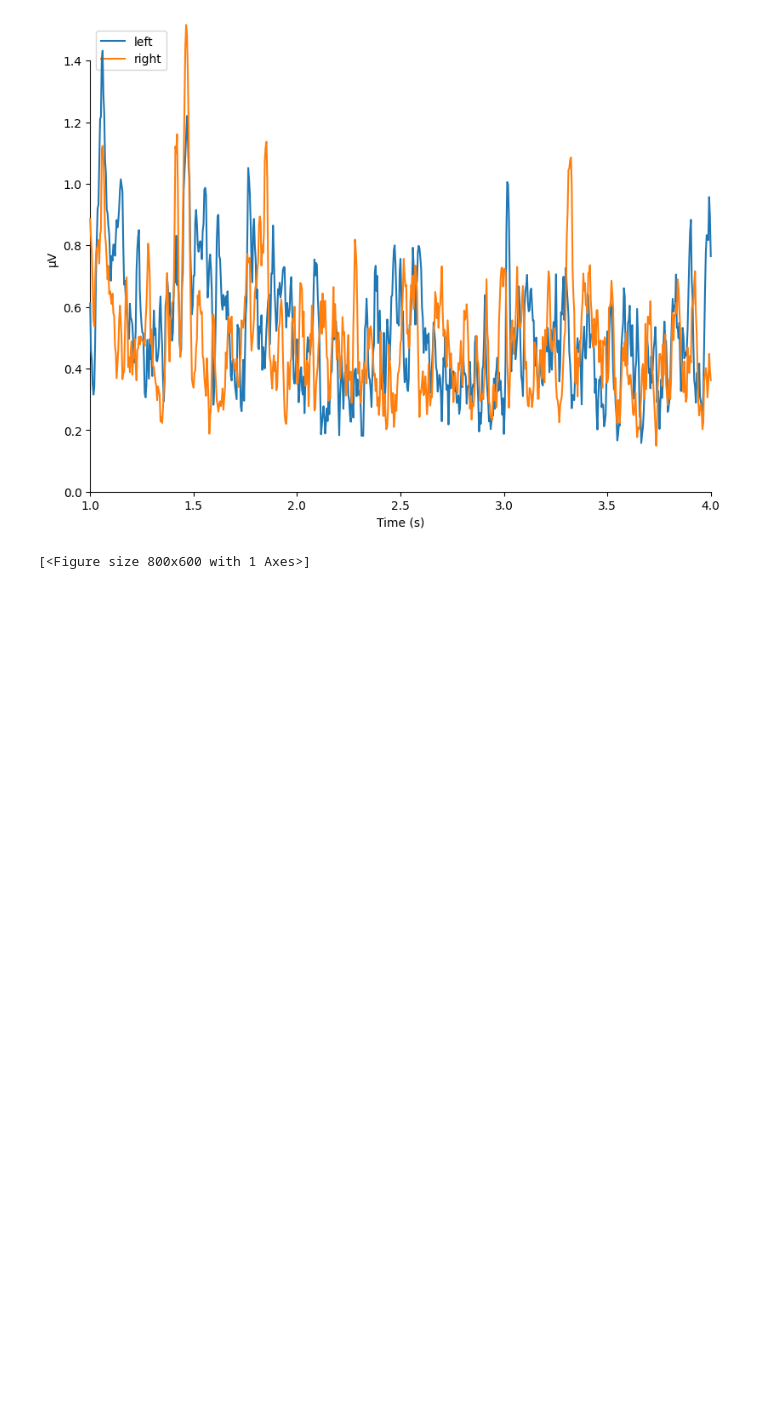
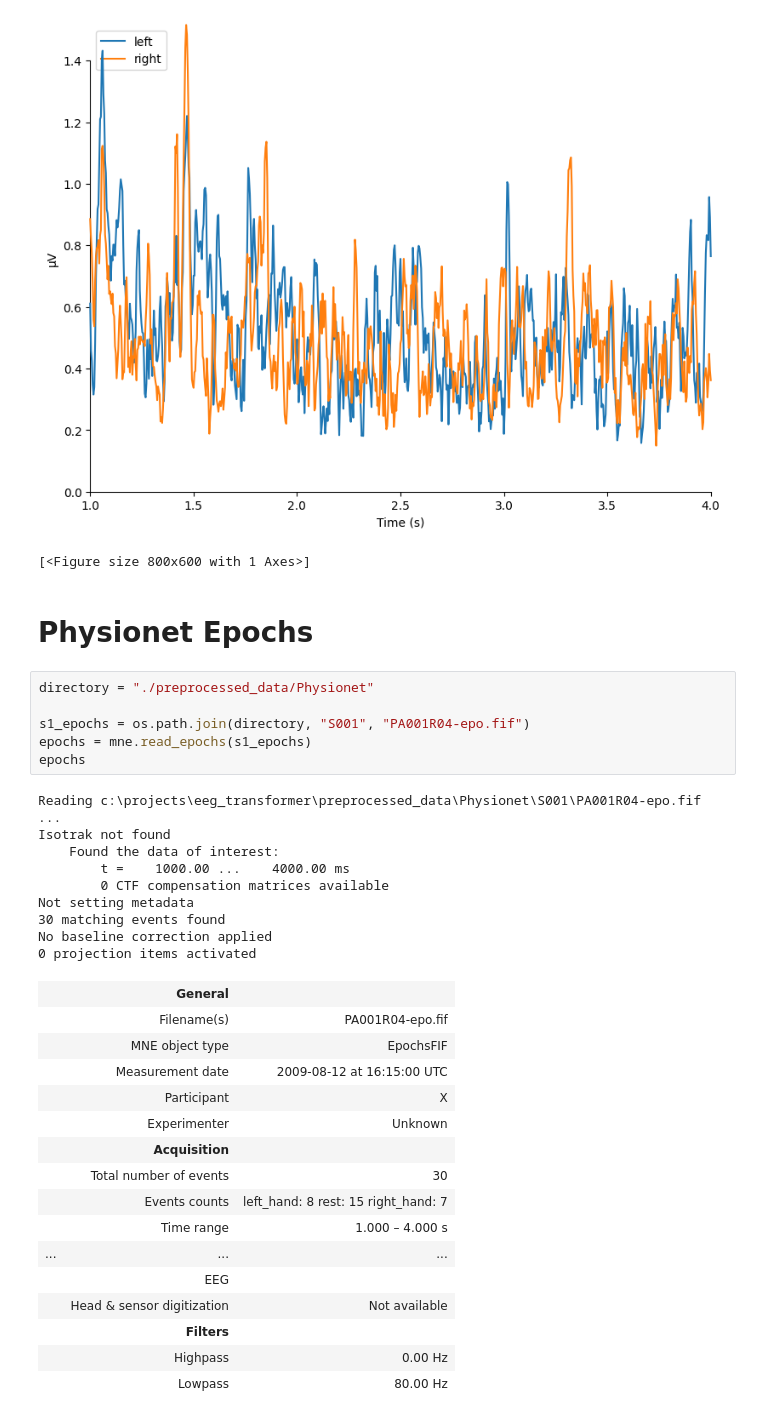
Before and after one commit to vixello/eeg_transformer, a Jupyter notebook: visualisation.ipynb, the cells around one changed output. Saved outputs shown, nothing was run; the diff lists cells and outputs as text; blank space fills up the shorter version.

```diff
--- a/visualisation.ipynb
+++ b/visualisation.ipynb
@@ -62,3 +62,37 @@ combining channels using GFP (eeg channels)
 combining channels using GFP (eeg channels)
 [figure]
 [<Figure size 800x600 with 1 Axes>]
+# %% [markdown]
+# Physionet Epochs
+# %%
+directory = "./preprocessed_data/Physionet"
+
+s1_epochs = os.path.join(directory, "S001", "PA001R04-epo.fif")
+epochs = mne.read_epochs(s1_epochs)
+epochs
+# %% [output]
+Reading c:\projects\eeg_transformer\preprocessed_data\Physionet\S001\PA001R04-epo.fif ...
+Isotrak not found
+    Found the data of interest:
+        t =    1000.00 ...    4000.00 ms
+        0 CTF compensation matrices available
+Not setting metadata
+30 matching events found
+No baseline correction applied
+0 projection items activated
+|  | General |  |
+|  | Filename(s) | PA001R04-epo.fif |
+|  | MNE object type | EpochsFIF |
+|  | Measurement date | 2009-08-12 at 16:15:00 UTC |
+|  | Participant | X |
+|  | Experimenter | Unknown |
+|  | Acquisition |  |
+|  | Total number of events | 30 |
+|  | Events counts | left_hand: 8 rest: 15 right_hand: 7 |
+|  | Time range | 1.000 – 4.000 s |
+| ... | ... | ... |
+|  | EEG |  |
+|  | Head & sensor digitization | Not available |
+|  | Filters |  |
+|  | Highpass | 0.00 Hz |
+|  | Lowpass | 80.00 Hz |
```
Also changed, not shown: parts of 6 cells of this notebook, 5 other files.
